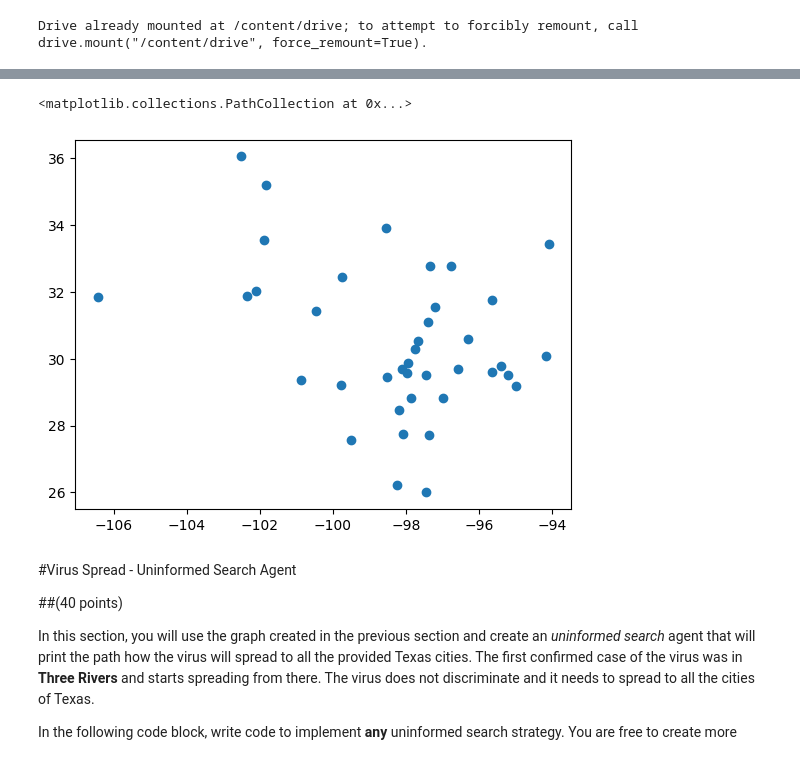
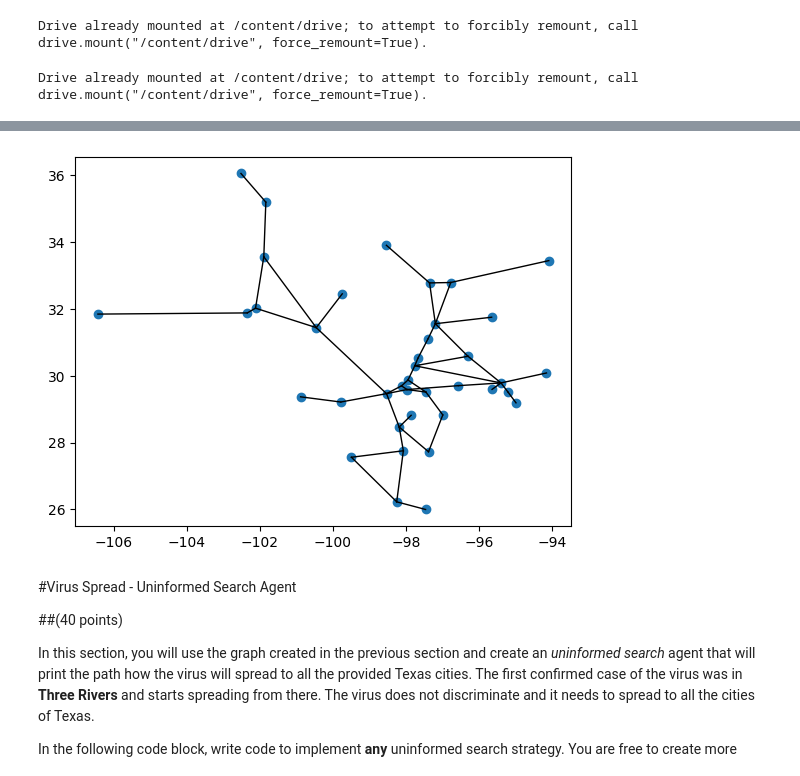
Before and after one commit to TMJukebox/All-Time-Classics, a Jupyter notebook: CS3793_5233_assignment1_abc123.ipynb, the cells around one changed output, grey strips where cells are left out. Saved outputs shown, nothing was run; the diff lists cells and outputs as text; code cells hidden in the pictures.

```diff
--- a/CS3793_5233_assignment1_abc123.ipynb
+++ b/CS3793_5233_assignment1_abc123.ipynb
@@ -62,6 +62,11 @@ Drive already mounted at /content/drive; to attempt to forcibly remount, call dr
 # %%
 # Assume that the data files are in the following folder -- THIS WILL BE USED BY THE TA
 basePath = "/content/drive/MyDrive/Colab Notebooks/Artificial Intelligence/Data"
+# %%
+from google.colab import drive
+drive.mount('/content/drive')
+# %% [output]
+Drive already mounted at /content/drive; to attempt to forcibly remount, call drive.mount("/content/drive", force_remount=True).
 # %%
 # Load the graph data from the files# Load the graph data from the files
 #read in cities.csv from the basePath folder
@@ -92,10 +97,15 @@ print(distances)
 46       Round Rock           Temple   49.723892
 # %%
 # Display a 2D graph of the given data.
-plt.scatter(cities['Longitude'], cities['Latitude'], marker='o')
+graph = plt.scatter(cities['Longitude'], cities['Latitude'], marker='o')
+graph
+
+for index, row in distances.iterrows():
+    city1 = cities.loc[cities['City'] == row['City1']]
+    city2 = cities.loc[cities['City'] == row['City2']]
+    plt.plot([city1['Longitude'], city2['Longitude']], [city1['Latitude'], city2['Latitude']], color='k', linestyle='-', linewidth=1)
 # %% [output]
-<matplotlib.collections.PathCollection at 0x...>
-[figure, old version]
+[figure, new version]
 # %% [markdown]
 #Virus Spread - Uninformed Search Agent
 
```
